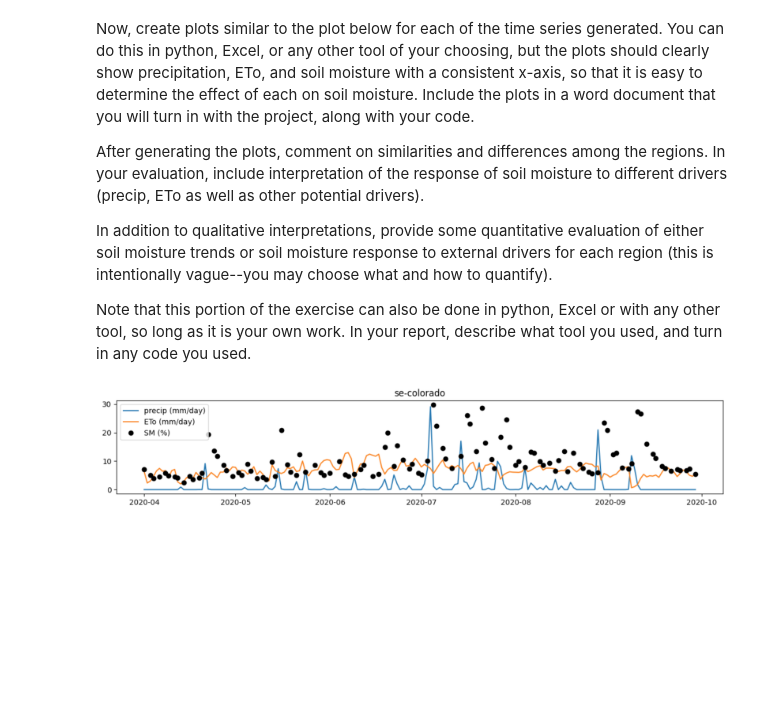
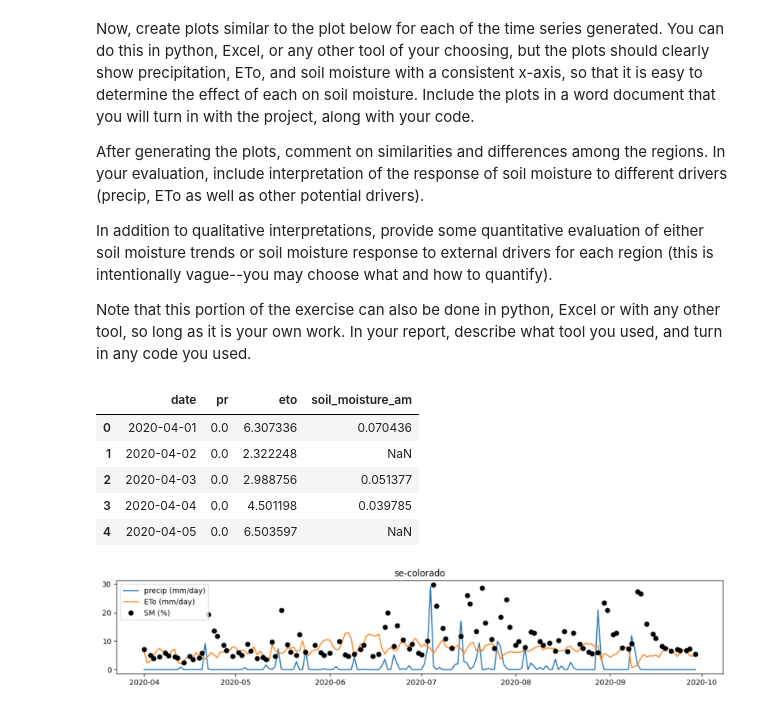
Before and after one commit to molloyjb/ExploreGIT, a Jupyter notebook: assignments/homework3/homework3.ipynb, the cells around one changed output. Saved outputs shown, nothing was run; the diff lists cells and outputs as text; code cells hidden in the pictures; blank space fills up the shorter version.

```diff
--- a/assignments/homework3/homework3.ipynb
+++ b/assignments/homework3/homework3.ipynb
@@ -374,6 +374,16 @@ After generating the plots, comment on similarities and differences among the re
 In addition to qualitative interpretations, provide some quantitative evaluation of either soil moisture trends or soil moisture response to external drivers for each region (this is intentionally vague--you may choose what and how to quantify).
 
 Note that this portion of the exercise can also be done in python, Excel or with any other tool, so long as it is your own work. In your report, describe what tool you used, and turn in any code you used.
+# %%
+df = pd.read_csv('se-colorado_merged_data.csv')
+df.head()
+# %% [output]
+|  | date | pr | eto | soil_moisture_am |
+| 0 | 2020-04-01 | 0.0 | 6.307336 | 0.070436 |
+| 1 | 2020-04-02 | 0.0 | 2.322248 | NaN |
+| 2 | 2020-04-03 | 0.0 | 2.988756 | 0.051377 |
+| 3 | 2020-04-04 | 0.0 | 4.501198 | 0.039785 |
+| 4 | 2020-04-05 | 0.0 | 6.503597 | NaN |
 # %% [markdown]
 ![Screenshot 2025-02-21 232927.png](embedded-picture-1)
 # %% [markdown]
```
Also changed, not shown: parts of 1 cell of this notebook.
